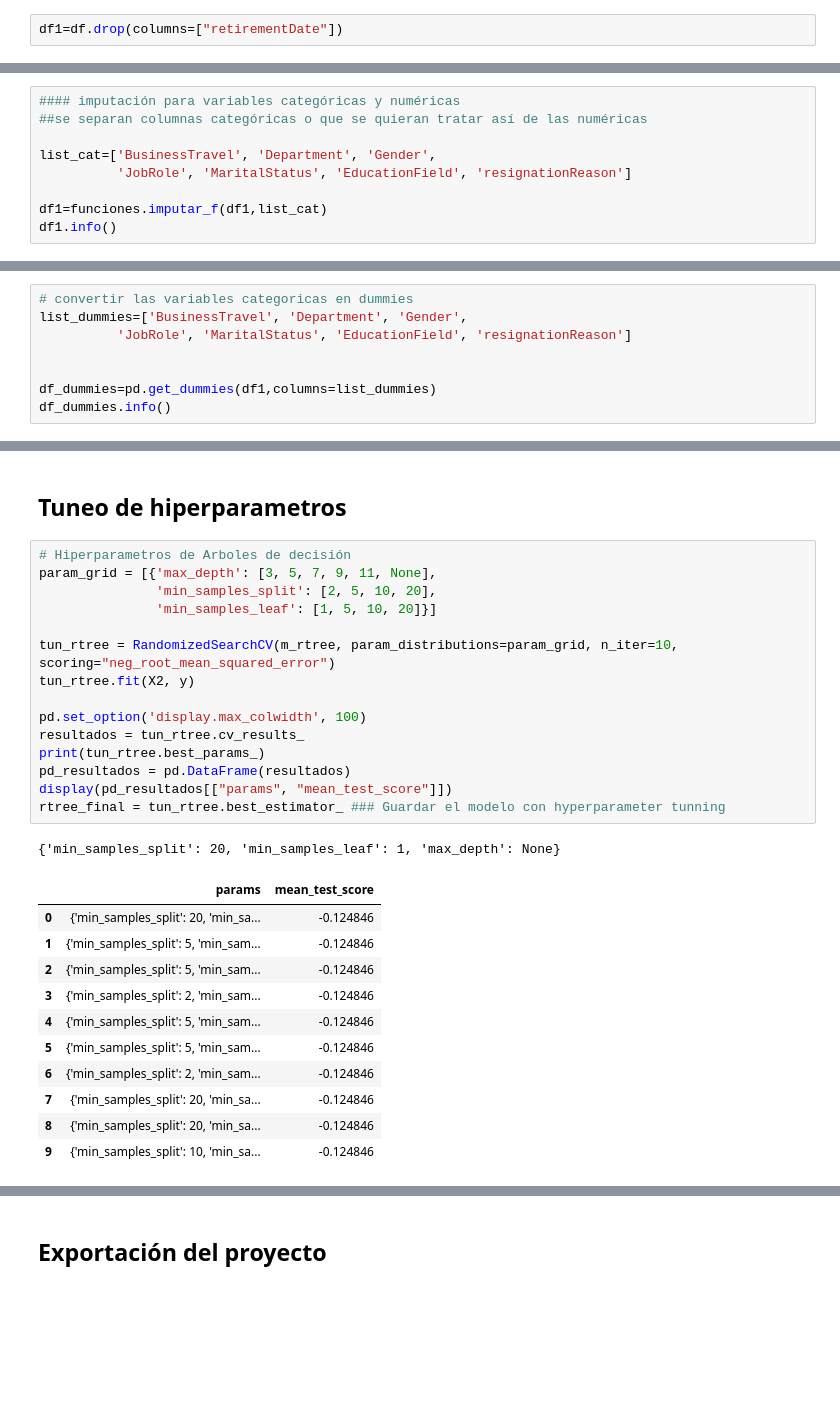
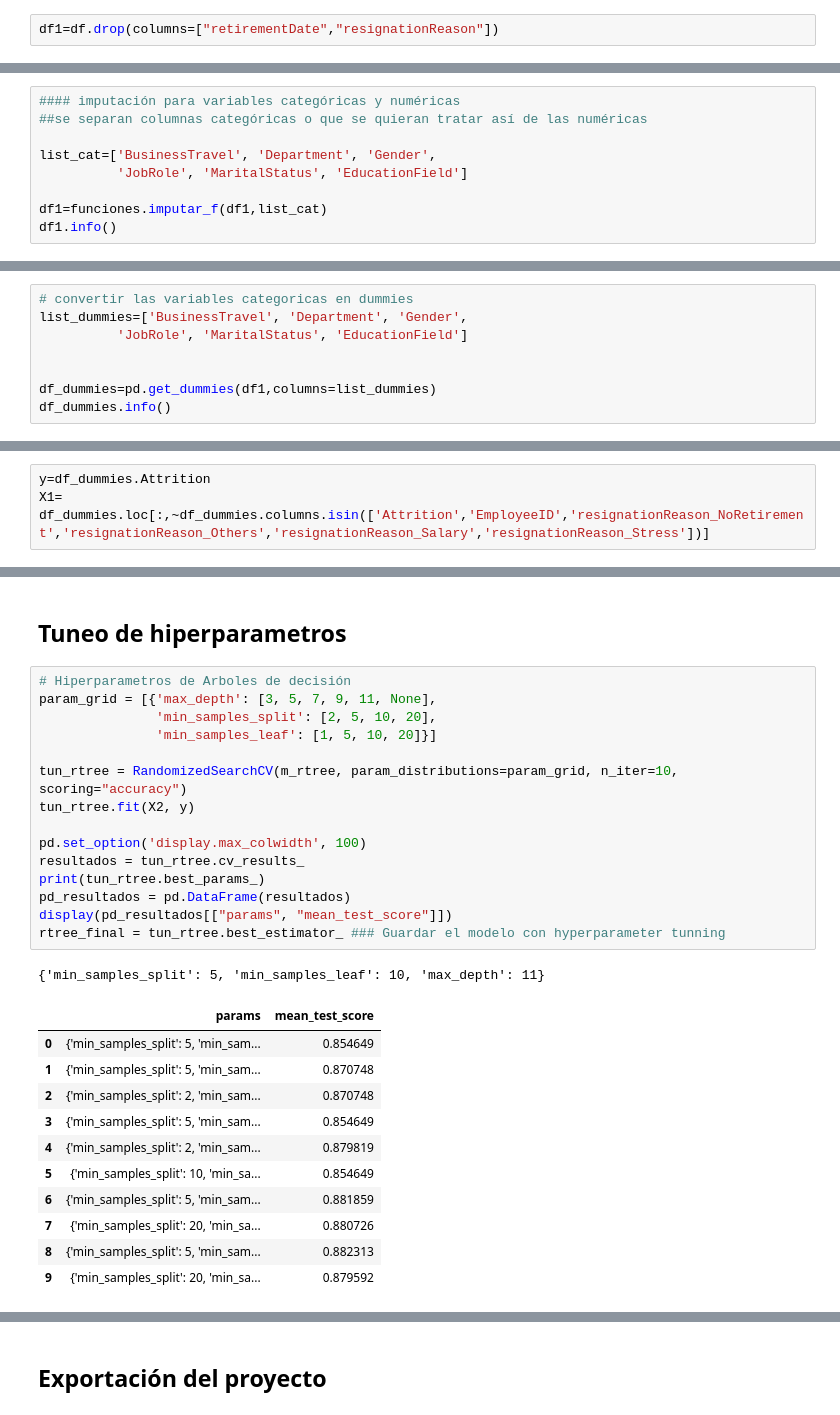
Before and after one commit to JavierBurgos-web/ANALYTICS_lll_First_Project, a Jupyter notebook: 3_Modelos.ipynb, the cells around one changed output, grey strips where cells are left out. Drawn from its saved outputs; the diff is of its cells as text; blank space fills up the shorter version.

```diff
--- a/3_Modelos.ipynb
+++ b/3_Modelos.ipynb
@@ -53,2 +67,2 @@ memory usage: 964.8+ KB
 # %%
-df1=df.drop(columns=["retirementDate"])
+df1=df.drop(columns=["retirementDate","resignationReason"])
@@ -77,7 +93,7 @@ memory usage: 930.4+ KB
 ##se separan columnas categóricas o que se quieran tratar así de las numéricas
 
 list_cat=['BusinessTravel', 'Department', 'Gender',
-          'JobRole', 'MaritalStatus', 'EducationField', 'resignationReason']
+          'JobRole', 'MaritalStatus', 'EducationField']
 
 df1=funciones.imputar_f(df1,list_cat)
 df1.info()
@@ -104,7 +120,7 @@ memory usage: 930.4+ KB
 # %%
 # convertir las variables categoricas en dummies
 list_dummies=['BusinessTravel', 'Department', 'Gender',
-          'JobRole', 'MaritalStatus', 'EducationField', 'resignationReason']
+          'JobRole', 'MaritalStatus', 'EducationField']
 
 
 df_dummies=pd.get_dummies(df1,columns=list_dummies)
@@ -131,0 +209,3 @@ memory usage: 818.4 KB
+# %%
+y=df_dummies.Attrition
+X1= df_dummies.loc[:,~df_dummies.columns.isin(['Attrition','EmployeeID','resignationReason_NoRetirement','resignationReason_Others','resignationReason_Salary','resignationReason_Stress'])]
@@ -259,31 +349,31 @@ accuracy2.plot(kind='box') ### gráfico para modelos sel y todas las variables
 # %%
 # Hiperparametros de Arboles de decisión
 param_grid = [{'max_depth': [3, 5, 7, 9, 11, None],
                'min_samples_split': [2, 5, 10, 20],
                'min_samples_leaf': [1, 5, 10, 20]}]
 
-tun_rtree = RandomizedSearchCV(m_rtree, param_distributions=param_grid, n_iter=10, scoring="neg_root_mean_squared_error")
+tun_rtree = RandomizedSearchCV(m_rtree, param_distributions=param_grid, n_iter=10, scoring="accuracy")
 tun_rtree.fit(X2, y)
 
 pd.set_option('display.max_colwidth', 100)
 resultados = tun_rtree.cv_results_
 print(tun_rtree.best_params_)
 pd_resultados = pd.DataFrame(resultados)
 display(pd_resultados[["params", "mean_test_score"]])
 rtree_final = tun_rtree.best_estimator_ ### Guardar el modelo con hyperparameter tunning
 # %% [output]
-{'min_samples_split': 20, 'min_samples_leaf': 1, 'max_depth': None}
+{'min_samples_split': 5, 'min_samples_leaf': 10, 'max_depth': 11}
 |  | params | mean_test_score |
-| 0 | {'min_samples_split': 20, 'min_sa... | -0.124846 |
-| 1 | {'min_samples_split': 5, 'min_sam... | -0.124846 |
-| 2 | {'min_samples_split': 5, 'min_sam... | -0.124846 |
-| 3 | {'min_samples_split': 2, 'min_sam... | -0.124846 |
-| 4 | {'min_samples_split': 5, 'min_sam... | -0.124846 |
-| 5 | {'min_samples_split': 5, 'min_sam... | -0.124846 |
-| 6 | {'min_samples_split': 2, 'min_sam... | -0.124846 |
-| 7 | {'min_samples_split': 20, 'min_sa... | -0.124846 |
-| 8 | {'min_samples_split': 20, 'min_sa... | -0.124846 |
-| 9 | {'min_samples_split': 10, 'min_sa... | -0.124846 |
+| 0 | {'min_samples_split': 5, 'min_sam... | 0.854649 |
+| 1 | {'min_samples_split': 5, 'min_sam... | 0.870748 |
+| 2 | {'min_samples_split': 2, 'min_sam... | 0.870748 |
+| 3 | {'min_samples_split': 5, 'min_sam... | 0.854649 |
+| 4 | {'min_samples_split': 2, 'min_sam... | 0.879819 |
+| 5 | {'min_samples_split': 10, 'min_sa... | 0.854649 |
+| 6 | {'min_samples_split': 5, 'min_sam... | 0.881859 |
+| 7 | {'min_samples_split': 20, 'min_sa... | 0.880726 |
+| 8 | {'min_samples_split': 5, 'min_sam... | 0.882313 |
+| 9 | {'min_samples_split': 20, 'min_sa... | 0.879592 |
 # %%
 # Hiperparametros de Random Forest
 param_grid = [{'n_estimators': [3, 500, 100], 'max_features': [5,20],
```
Also changed, not shown: parts of 42 cells of this notebook, 7 other files.
